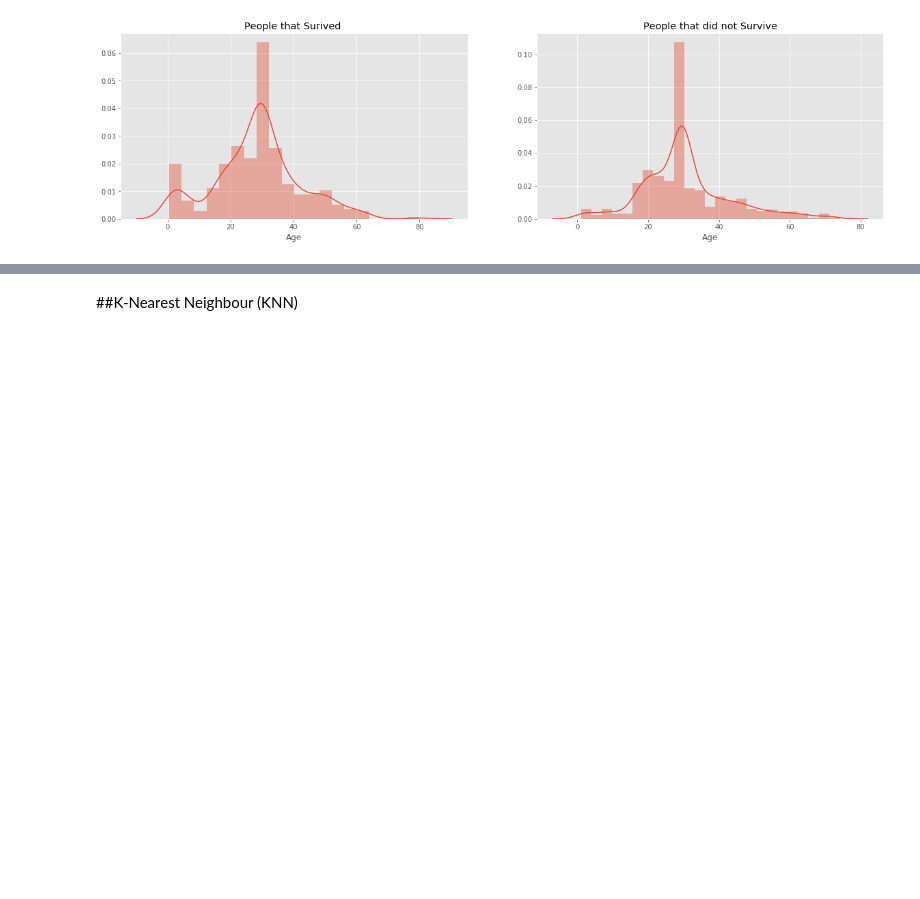
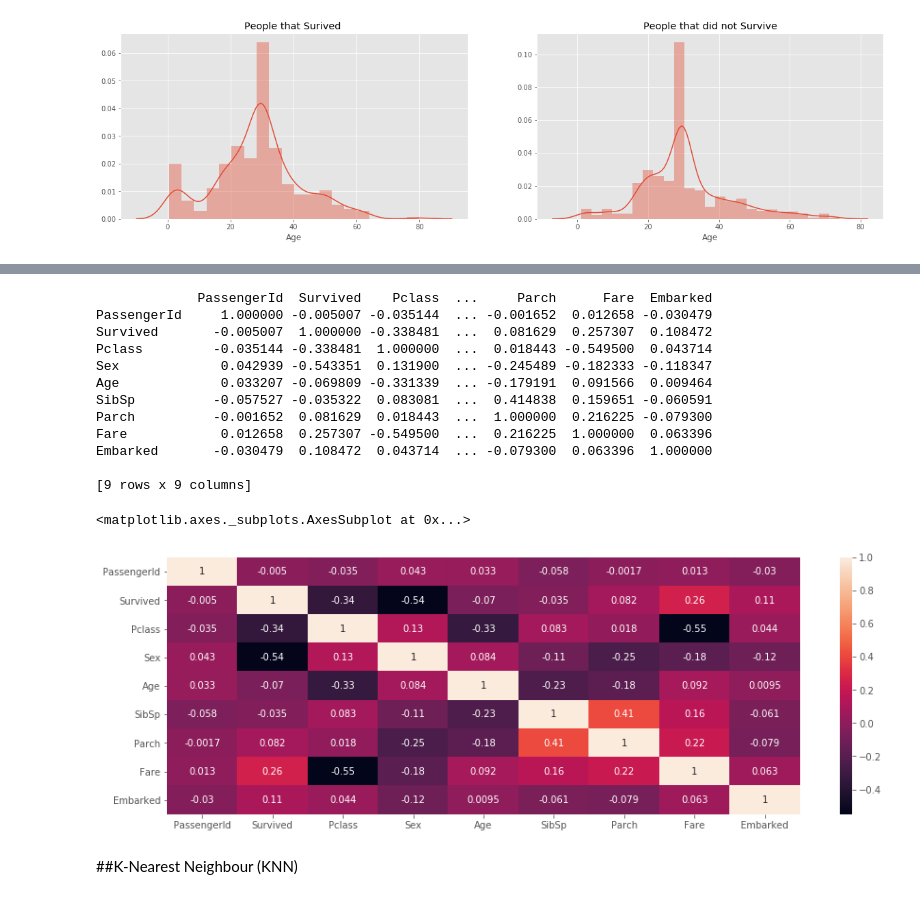
Before and after one commit to Maureen36Mathenge/Determine-survival-rates-on-the-Titanic-dataset-, a Jupyter notebook: Moringa_Week_9_IP_"Predicting_the_survival_chances"_Maureen_Mathenge.ipynb, the cells around one changed output, grey strips where cells are left out. Drawn from its saved outputs; the diff is of its cells as text; code cells hidden in the pictures; blank space fills up the shorter version.

```diff
--- a/Moringa_Week_9_IP_"Predicting_the_survival_chances"_Maureen_Mathenge.ipynb
+++ b/Moringa_Week_9_IP_"Predicting_the_survival_chances"_Maureen_Mathenge.ipynb
@@ -257,3 +358,26 @@ Text(0.5, 1.0, 'People that did not Survive')
+# %%
+#Correlation
+print(df.corr())
+plt.figure(figsize=(15,5))
+sns.heatmap(df.corr(),annot=True)
+
+#Our variables are not strongly correlated
+#We can work with them
+# %% [output]
+             PassengerId  Survived    Pclass  ...     Parch      Fare  Embarked
+PassengerId     1.000000 -0.005007 -0.035144  ... -0.001652  0.012658 -0.030479
+Survived       -0.005007  1.000000 -0.338481  ...  0.081629  0.257307  0.108472
+Pclass         -0.035144 -0.338481  1.000000  ...  0.018443 -0.549500  0.043714
+Sex             0.042939 -0.543351  0.131900  ... -0.245489 -0.182333 -0.118347
+Age             0.033207 -0.069809 -0.331339  ... -0.179191  0.091566  0.009464
+SibSp          -0.057527 -0.035322  0.083081  ...  0.414838  0.159651 -0.060591
+Parch          -0.001652  0.081629  0.018443  ...  1.000000  0.216225 -0.079300
+Fare            0.012658  0.257307 -0.549500  ...  0.216225  1.000000  0.063396
+Embarked       -0.030479  0.108472  0.043714  ... -0.079300  0.063396  1.000000
+
+[9 rows x 9 columns]
+<matplotlib.axes._subplots.AxesSubplot at 0x...>
+[figure, added]
 # %% [markdown]
 ##K-Nearest Neighbour (KNN)
 # %% [markdown]
```
Also changed, not shown: parts of 41 cells of this notebook.
